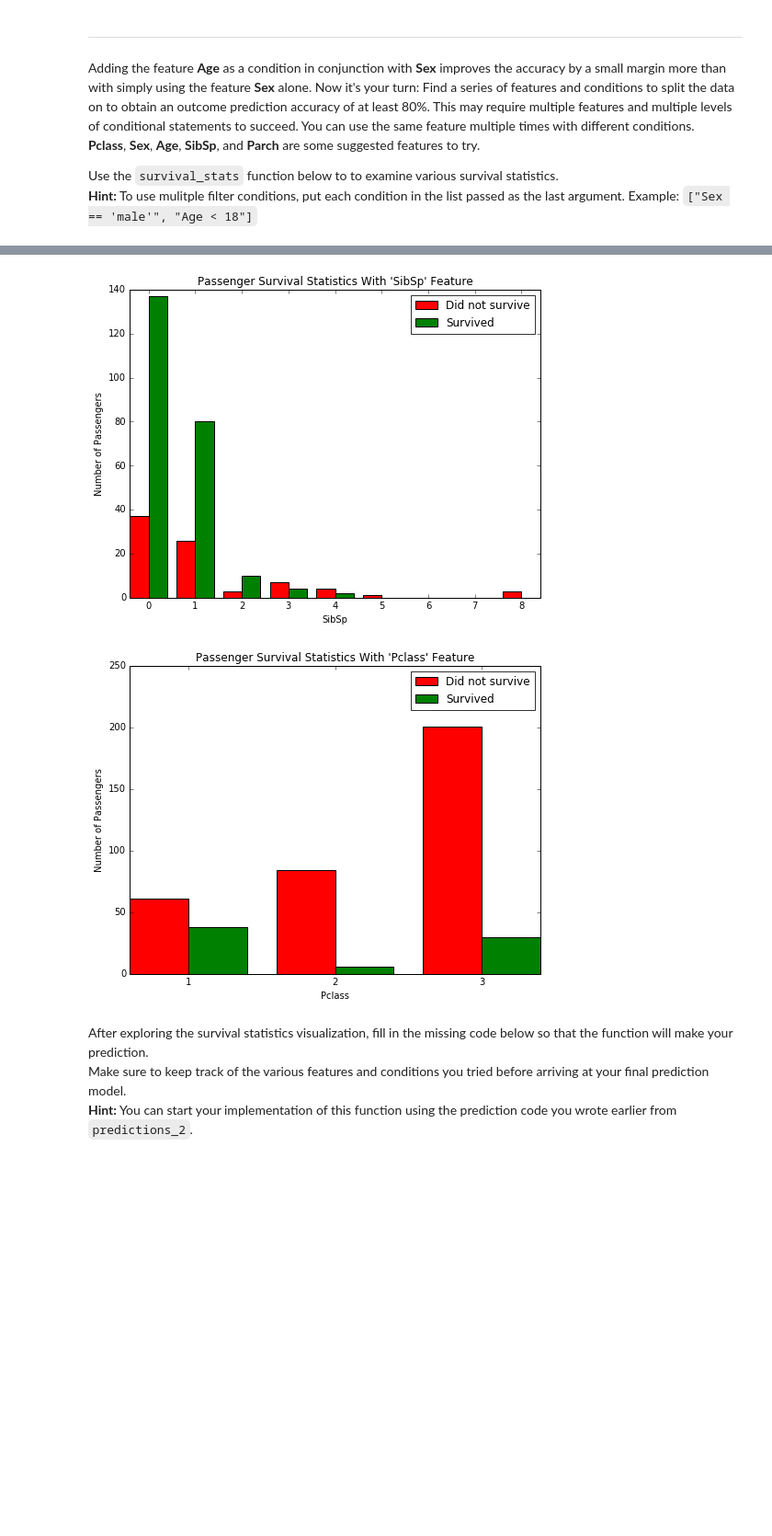
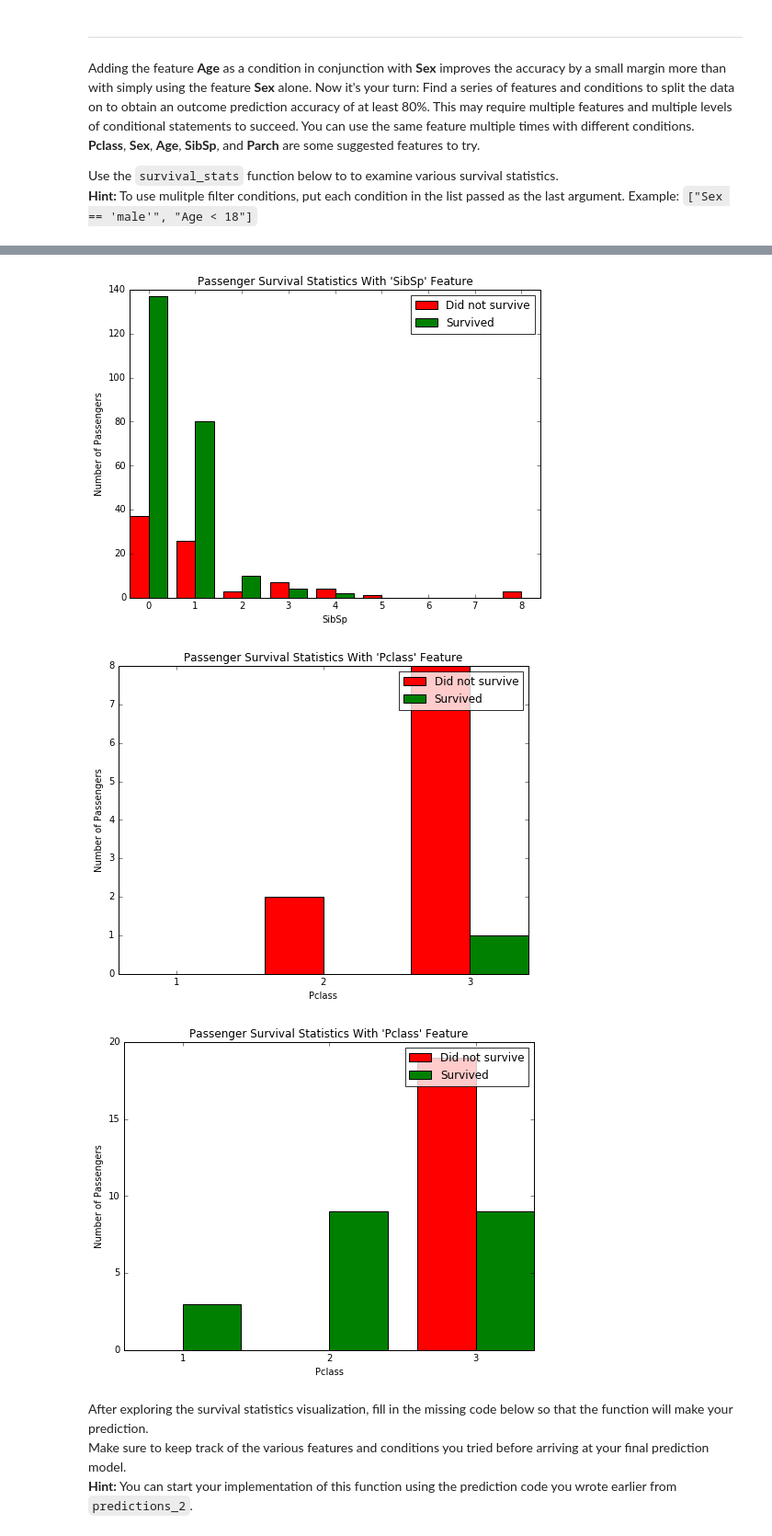
Before and after one commit to ramyarravi/Machine-Learning-Projects, a Jupyter notebook: titanic_survival_exploration/titanic_survival_exploration.ipynb, the cells around one changed output, grey strips where cells are left out. Shown: that part at 92% size. Saved outputs shown, nothing was run; the diff lists cells and outputs as text; code cells hidden in the pictures; blank space fills up the shorter version.

```diff
--- a/titanic_survival_exploration/titanic_survival_exploration.ipynb
+++ b/titanic_survival_exploration/titanic_survival_exploration.ipynb
@@ -210,11 +210,13 @@ Use the `survival_stats` function below to to examine various survival statistic
 # %%
 vs.survival_stats(data, outcomes, 'Age', ["Sex == 'male'", "Age < 18"])
 vs.survival_stats(data, outcomes, 'SibSp', ["Sex == 'female'"])
-vs.survival_stats(data, outcomes, 'Pclass', ["Sex == 'male'", "Age > 10"])
+vs.survival_stats(data, outcomes, 'Pclass', ["Sex == 'male'", "Age == 16"])
+vs.survival_stats(data, outcomes, 'Pclass', ["Sex == 'male'", "Age < 16"])
 # %% [output]
 [figure]
 [figure]
-[figure, old version]
+[figure, new version]
+[figure, added]
 # %% [markdown]
 After exploring the survival statistics visualization, fill in the missing code below so that the function will make your prediction.
 Make sure to keep track of the various features and conditions you tried before arriving at your final prediction model.
```
Also changed, not shown: parts of 3 cells of this notebook, 1 other file.
